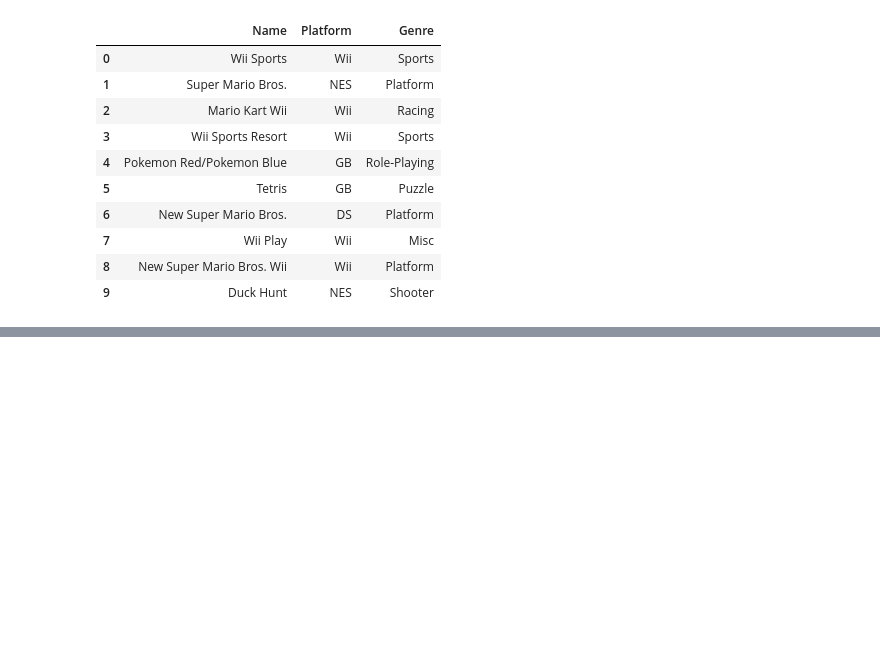
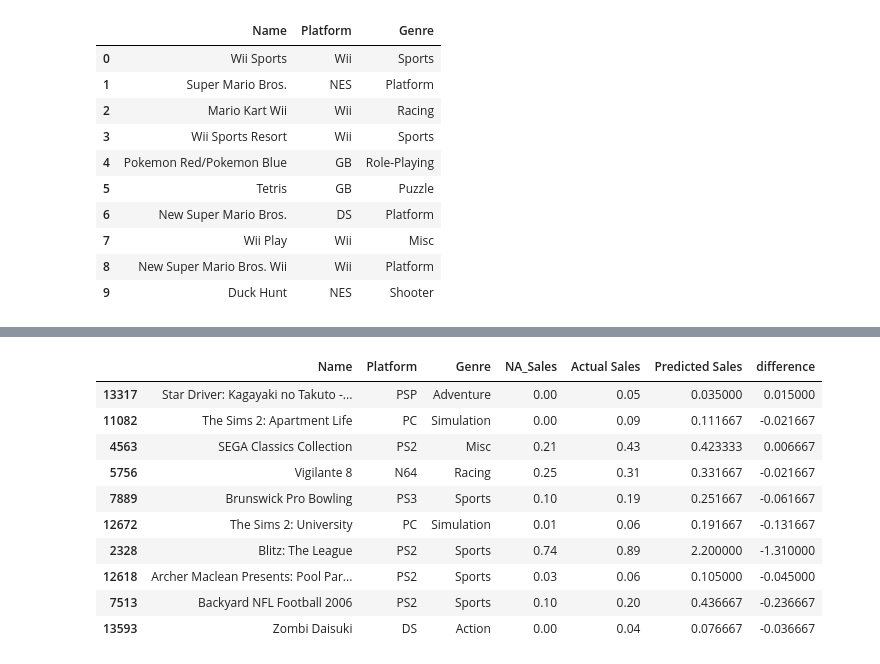
Before and after one commit to albert6051/csc59970-project, a Jupyter notebook: Predicting_GlobalSales_Using_Platform_Genre.ipynb, the cells around one changed output, grey strips where cells are left out. Cells and saved outputs as stored; diff of their text form; code cells hidden in the pictures; blank space fills up the shorter version.

```diff
--- a/Predicting_GlobalSales_Using_Platform_Genre.ipynb
+++ b/Predicting_GlobalSales_Using_Platform_Genre.ipynb
@@ -390,0 +427,18 @@ result.sample(10)
+# %%
+# get the feature and target value
+X = df.drop(columns=['Rank','Name','Year','Publisher','EU_Sales','JP_Sales','Other_Sales','Global_Sales'])
+y = df['Global_Sales']
+# encoding the categorical data
+X['Platform'] = X['Platform'].astype('category')
+X['Platform'] = X['Platform'].cat.codes
+X['Platform'] = X['Platform'] + 1 # to avoid 0 mapping
+X['Genre'] = X['Genre'].astype('category')
+X['Genre'] = X['Genre'].cat.codes
+X['Genre'] = X['Genre'] + 1
+# split the data
+X_train, X_test, y_train, y_test = train_test_split(X, y, test_size=0.3, random_state=21)
+# training
+for i in range(1, 20):
+    knn = KNeighborsRegressor(n_neighbors=i)
+    knn.fit(X_train, y_train)
+    print("Score of knn regression at "+ str(i) + " is: {}".format(knn.score(X_test, y_test)))
@@ -390,0 +465,29 @@ result.sample(10)
+# %%
+# The best result is obtained when n_neighbor is at 6
+# Now we are going to show the comparison between predicted
+# value and the actual value
+knn = KNeighborsRegressor(n_neighbors=6)
+knn.fit(X_train, y_train)
+y_pred = knn.predict(X_test)
+# putting the actual sales, predicted sales and the difference together
+data = {'Actual Sales': y_test,
+        'Predicted Sales': y_pred,
+        'difference': y_test - y_pred}
+result = pd.DataFrame(data)
+# get the Name, Platform, Genre and NA_Sales
+temp = df.drop(columns=['Rank', 'Year', 'Publisher', 'EU_Sales', 'JP_Sales', 'Other_Sales', 'Global_Sales'])
+# merge them together
+result = pd.merge(temp, result, left_index=True, right_index=True, how='outer').dropna()
+result.sample(10)
+# %% [output]
+|  | Name | Platform | Genre | NA_Sales | Actual Sales | Predicted Sales | difference |
+| 13317 | Star Driver: Kagayaki no Takuto -... | PSP | Adventure | 0.00 | 0.05 | 0.035000 | 0.015000 |
+| 11082 | The Sims 2: Apartment Life | PC | Simulation | 0.00 | 0.09 | 0.111667 | -0.021667 |
+| 4563 | SEGA Classics Collection | PS2 | Misc | 0.21 | 0.43 | 0.423333 | 0.006667 |
+| 5756 | Vigilante 8 | N64 | Racing | 0.25 | 0.31 | 0.331667 | -0.021667 |
+| 7889 | Brunswick Pro Bowling | PS3 | Sports | 0.10 | 0.19 | 0.251667 | -0.061667 |
+| 12672 | The Sims 2: University | PC | Simulation | 0.01 | 0.06 | 0.191667 | -0.131667 |
+| 2328 | Blitz: The League | PS2 | Sports | 0.74 | 0.89 | 2.200000 | -1.310000 |
+| 12618 | Archer Maclean Presents: Pool Par... | PS2 | Sports | 0.03 | 0.06 | 0.105000 | -0.045000 |
+| 7513 | Backyard NFL Football 2006 | PS2 | Sports | 0.10 | 0.20 | 0.436667 | -0.236667 |
+| 13593 | Zombi Daisuki | DS | Action | 0.00 | 0.04 | 0.076667 | -0.036667 |
```
Also changed, not shown: parts of 16 cells of this notebook.
